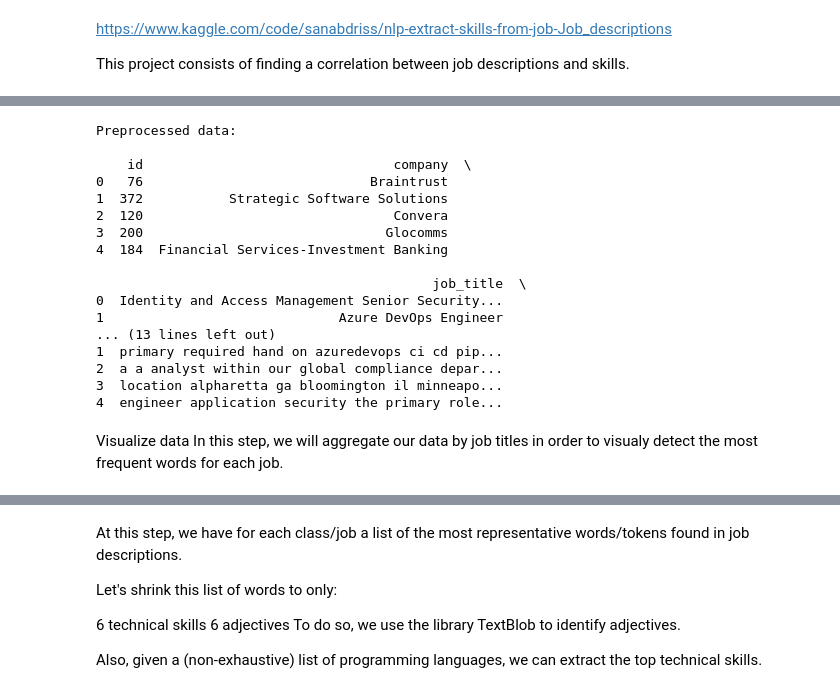
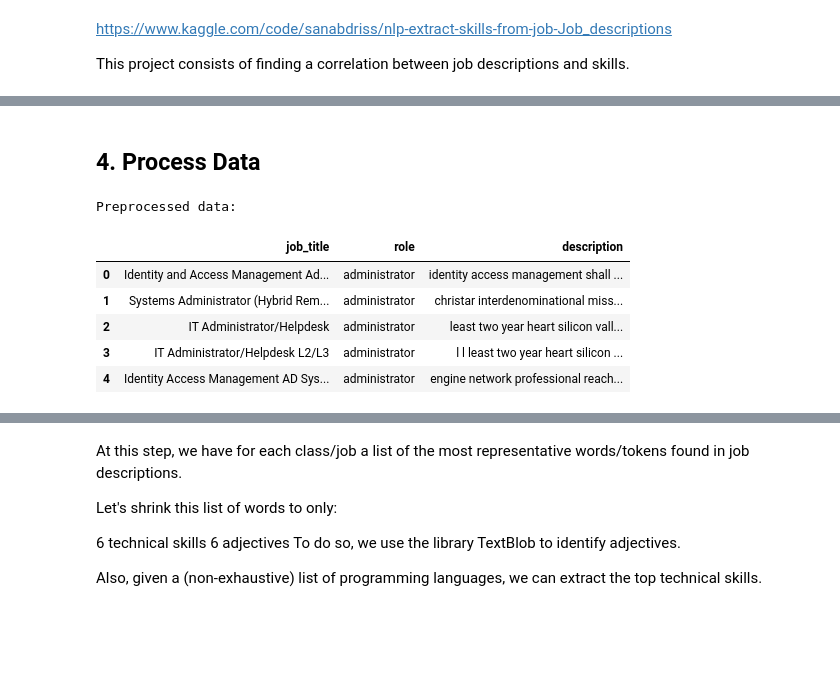
Before and after one commit to idmken/idmken.github.io, a Jupyter notebook: dissertation/data/jobtitleanalysis.ipynb, the cells around one changed output, grey strips where cells are left out. Saved outputs shown, nothing was run; the diff lists cells and outputs as text; code cells hidden in the pictures; blank space fills up the shorter version.

```diff
--- a/dissertation/data/jobtitleanalysis.ipynb
+++ b/dissertation/data/jobtitleanalysis.ipynb
@@ -74,43 +75,31 @@ Lemmatize text
+# %% [markdown]
+## 4. Process Data
 # %%
 ## Lower case
 test['description'] = test['description'].apply(lambda x: " ".join(x.lower()for x in x.split()))
 ## remove tabulation and punctuation
 test['description'] = test['description'].str.replace('[^\w\s]',' ', regex=True)
 ## digits
 test['description'] = test['description'].str.replace('\d+', ' ', regex=True)
 
 #remove stop words
 stop = stopwords.words('english')
-other_stop_words = ['junior', 'senior','experience','etc','job','work','company','technique',
-                    'candidate','skill','skills','language','menu','inc','new','plus','years',
-                   'technology','organization','ceo','cto','account','manager','data','scientist','mobile',
-                    'developer','product','revenue','strong', 'team', 'lumen', 'will', 'benefit']
+other_stop_words = ['']
 
-test['description'] = test['description'].apply(lambda x: " ".join(x for x in x.split() if x not in other_stop_words))
+stop.extend(other_stop_words)
+
+test['description'] = test['description'].apply(lambda x: " ".join(x for x in x.split() if x not in stop))
 
 ## lemmatization
 test['description'] = test['description'].apply(lambda x: " ".join([Word(word).lemmatize() for word in x.split()]))
 
 print("Preprocessed data: \n")
-print(test.head())
+test.head()
 # %% [output]
 Preprocessed data:
-
-    id                                company  \
-0   76                             Braintrust
-1  372           Strategic Software Solutions
-2  120                                Convera
-3  200                               Glocomms
-4  184  Financial Services-Investment Banking
-
-                                           job_title  \
-0  Identity and Access Management Senior Security...
-1                              Azure DevOps Engineer
-... (13 lines left out)
-1  primary required hand on azuredevops ci cd pip...
-2  a a analyst within our global compliance depar...
-3  location alpharetta ga bloomington il minneapo...
-4  engineer application security the primary role...
+|  | job_title | role | description |
+| 0 | Identity and Access Management Ad... | administrator | identity access management shall ... |
+| 1 | Systems Administrator (Hybrid Rem... | administrator | christar interdenominational miss... |
+| 2 | IT Administrator/Helpdesk | administrator | least two year heart silicon vall... |
+| 3 | IT Administrator/Helpdesk L2/L3 | administrator | l l least two year heart silicon ... |
+| 4 | Identity Access Management AD Sys... | administrator | engine network professional reach... |
-# %% [markdown]
-Visualize data
-In this step, we will aggregate our data by job titles in order to visualy detect the most frequent words for each job.
```
Also changed, not shown: parts of 22 cells of this notebook, 35 other files.
